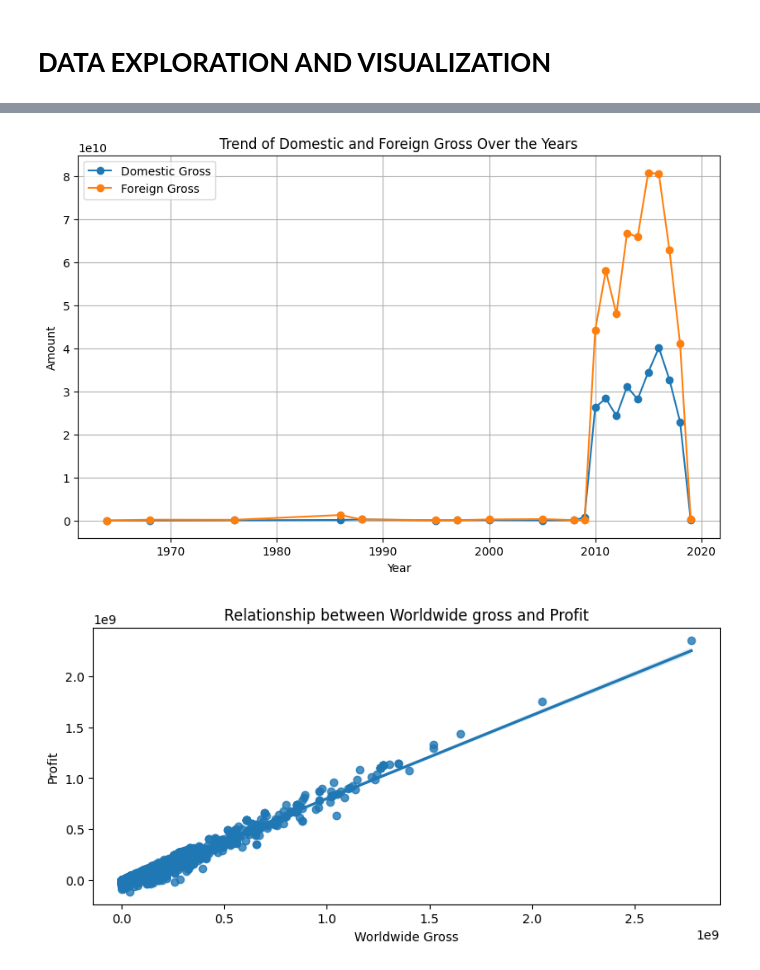
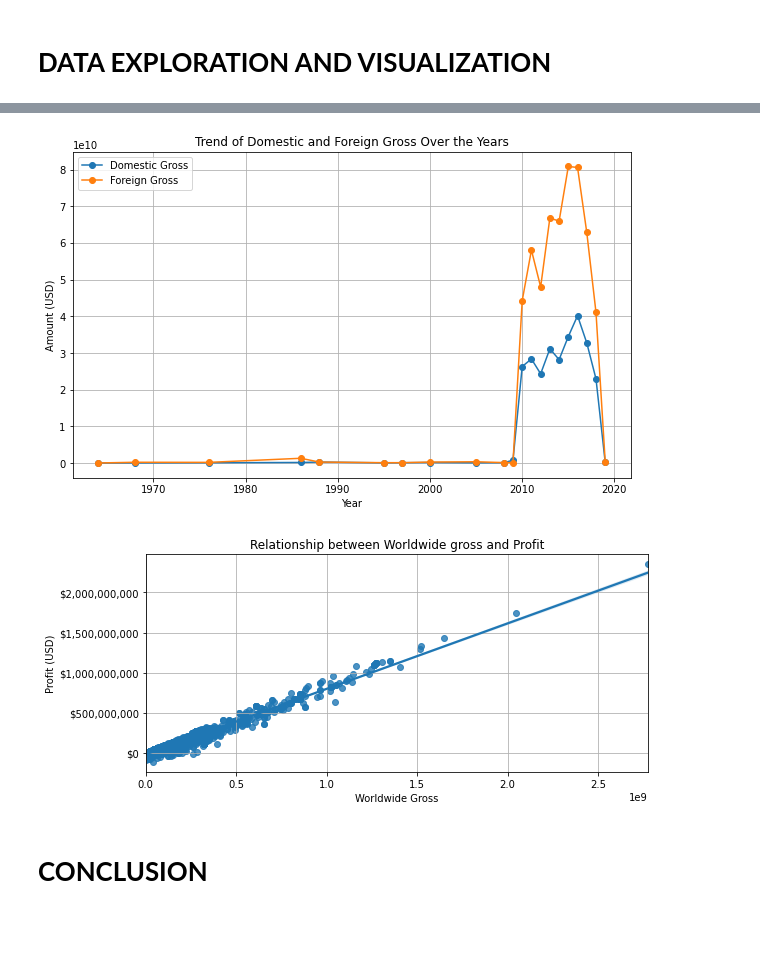
Before and after one commit to Nduta-Karanja/My_endofphase_project_01, a Jupyter notebook: Index.ipynb, the cells around one changed output, grey strips where cells are left out. Cells and saved outputs as stored; diff of their text form; code cells hidden in the pictures; blank space fills up the shorter version.

```diff
--- a/Index.ipynb
+++ b/Index.ipynb
@@ -111,7 +109,7 @@ movie_production_db.shape
 **Financial Data Preparation**
 # %%
 #importing data from Box Office - gross returns and the studios involved
-movies_gross = pd.read_csv('/content/bom.movie_gross.csv')
+movies_gross = pd.read_csv('bom.movie_gross.csv')
 movies_gross.head()
 # %% [output]
 |  | title | studio | domestic_gross | foreign_gross | year |
@@ -127,7 +125,7 @@ movies_gross.shape
 (3387, 5)
 # %%
 #Importing data from The Numbers database - production budget against worldwide gross
-movies_budget = pd.read_csv('/content/tn.movie_budgets.csv')
+movies_budget = pd.read_csv('tn.movie_budgets.csv')
 
 #change column name 'movie' to 'title' to match our additional files
 movies_budget.rename(columns = {'movie':'title'}, inplace = True)
@@ -433,5 +478,5 @@ plt.show()
 # %%
-# plot a line plot of Trend of Production Budget Over the Years
+# Visualizing Trend of Production Budget Over the Years
 # Convert release date to datetime format
 integrated_db['release_date'] = pd.to_datetime(integrated_db['release_date'])
 
@@ -447,8 +492,11 @@ plt.bar(yearly_production_budget.index, yearly_production_budget.values, color='
 plt.bar(yearly_worldwide_gross.index, yearly_worldwide_gross.values, color='green', alpha=0.5, label='Worldwide Gross')
 plt.title('Trend of Production Budget and Worldwide Gross Over the Years')
 plt.xlabel('Year')
-plt.ylabel('Amount')
+plt.ylabel('Amount (USD)')  # Adding USD to the y-axis label
 plt.legend()
 plt.grid(True)
-plt.show()
+
+# Formatting y-axis to add USD
+def format_func(value, tick_number):
+    return '${:,.0f}'.format(value)
 # %% [output]
@@ -456,7 +504,13 @@ plt.show()
 # %%
+#Domestic and foregn gross trends
+
 # Group by year and calculate total domestic and foreign gross
 yearly_domestic_gross = integrated_db.groupby('Release Year')['domestic_gross'].sum()
 yearly_foreign_gross = integrated_db.groupby('Release Year')['foreign_gross'].sum()
+
+import matplotlib.pyplot as plt
+from matplotlib.ticker import FuncFormatter
+
 
 # Plot line plot
 plt.figure(figsize=(10, 6))
@@ -464,19 +518,32 @@ plt.plot(yearly_domestic_gross.index, yearly_domestic_gross.values, marker='o',
 plt.plot(yearly_foreign_gross.index, yearly_foreign_gross.values, marker='o', linestyle='-', label='Foreign Gross')
 plt.title('Trend of Domestic and Foreign Gross Over the Years')
 plt.xlabel('Year')
-plt.ylabel('Amount')
+plt.ylabel('Amount (USD)')
 plt.legend()
 plt.grid(True)
-plt.show()
+
+# Formatting y-axis to add USD
+def format_func(value, tick_number):
+    return '${:,.0f}'.format(value)
 # %% [output]
-[figure, old version]
+[figure, new version]
 # %%
-# Plot scatterplot showing the relationship between profit and worldwide gross
+#Visualization of the relationship between worldwide gross and profits
 plt.figure(figsize = (9,4))
 sns.regplot(x = 'worldwide_gross', y = 'Profit', data = integrated_db)
 plt.title('Relationship between Worldwide gross and Profit')
 plt.xlabel('Worldwide Gross')
-plt.ylabel('Profit')
+plt.ylabel('Profit (USD)')  # Adding USD to the y-axis label
+plt.grid(True)
+
+# Formatting y-axis to add USD
+def format_func(value, tick_number):
+    return '${:,.0f}'.format(value)
+
+plt.gca().yaxis.set_major_formatter(FuncFormatter(format_func))
+
 plt.show()
 # %% [output]
-[figure, old version]
+[figure, new version]
+# %% [markdown]
+# **CONCLUSION**
```
Also changed, not shown: parts of 25 cells of this notebook, 1 other file.
